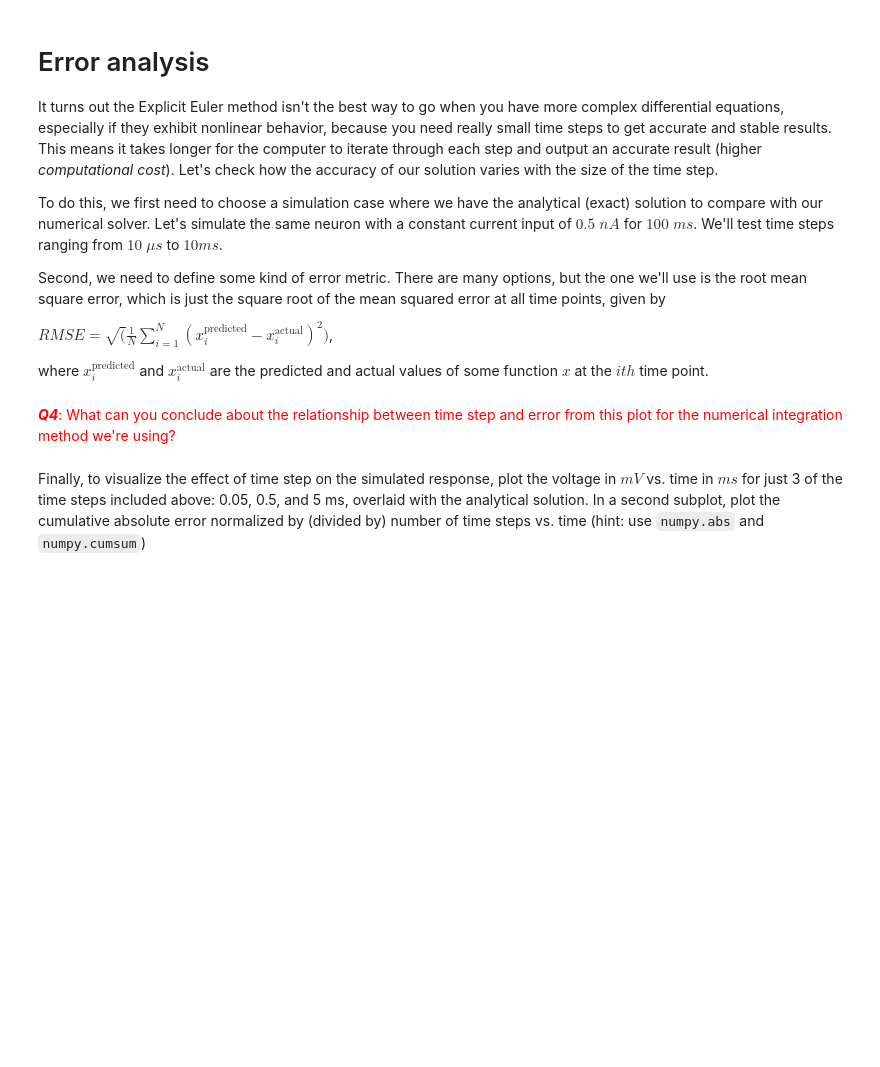
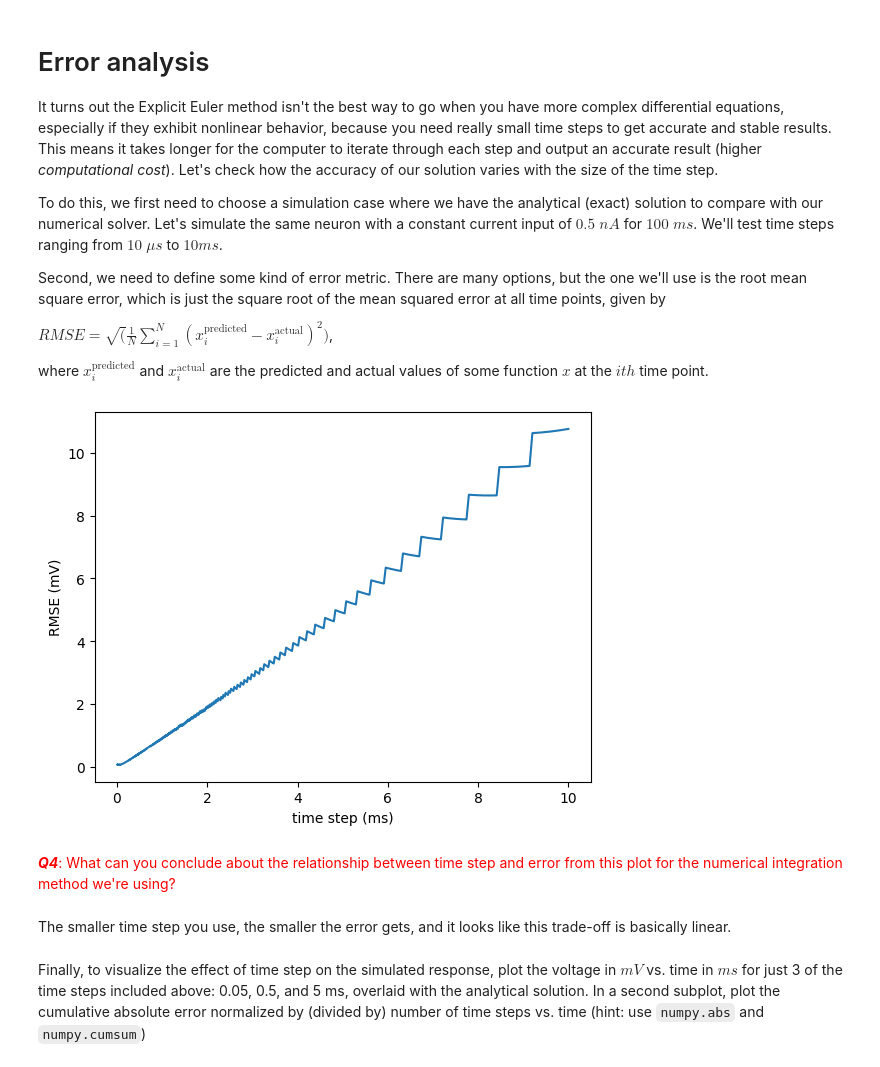
Before and after one commit to lw-miles24/4-CompModNervSys-RCmodel, a Jupyter notebook: CompModNervSys_exercise4.ipynb, the cells around one changed output. Cells and saved outputs as stored; diff of their text form; code cells hidden in the pictures; blank space fills up the shorter version.

```diff
--- a/CompModNervSys_exercise4.ipynb
+++ b/CompModNervSys_exercise4.ipynb
@@ -171,2 +195,31 @@ ax = fig.add_subplot(212)
 # %% [markdown]
 <span style="color:red"> ***Q3***: What duration of current pulse at this amplitude would be required to reach the steady state voltage (let's say > 99% of steady state)? What steady state value of $V_{m}$ would we expect? (you can add a code block if you want to use code to answer these questions) </span>
+# %%
+dt = 1 # time step (ms)
+tstop = 10000 # duration of simulation (ms)
+V0 = -75 # Initial voltage (mV)
+
+# Define membrane parameters (checking units)
+Rm = 100 # Membrane resistance (MOhm)
+Cm = 0.1 # Membrane capacitance (nF)
+Vr = -75 # Rest potential (mV)
+
+# Define current stimulus
+I_amp = 0.5 # nA
+I_del = 5 # ms
+I_durs = I_dur = 10000 # ms
+
+a = simRCmemCurrentPulse(dt,tstop,V0,Rm,Cm,Vr,I_amp,I_del,I_dur)[0]
+t = simRCmemCurrentPulse(dt,tstop,V0,Rm,Cm,Vr,I_amp,I_del,I_dur)[1]
+
+print('steady-state voltage = '+'{:.1f}'.format(a[-1])+' mV') # approximates steady-state
+
+i=0
+while i < len(a):
+  if a[i] >= V0-0.99*(V0 - a[-1]): # 99% of steady-state
+    print('99% of steady state reached at t = '+str(t[i])+' ms') # prints time value at 99%
+    i = len(a)
+  else:
+    i += 1
+
+tstop = 100 # reset this for future code blocks
@@ -188,37 +246,44 @@ where $x_{i}^{\text{predicted}}$ and $x_{i}^{\text{actual}}$ are the predicted a
 def rmse(x,y):
     # calculate rmse on two numpy arrays
     # hint: use np.sqrt and np.mean on (x-y)**2
-
+    return np.sqrt(np.mean((x-y)**2))
 
 # Define vector of time steps to test
 dt_all = np.logspace(-2,1,1000) # time steps in ms
 # Define current stimulus
 I_del = 0 # start at t = 0 to match analytical case
 I_dur = tstop # apply for full simulation
 I_amp = 0.5 # nA
 # Loop through all time steps, simulate Vm and compare to analytical solution
 # It would be most efficient (less computationally expensive) to just compute the analytical solution once
 # But this way we don't have to worry about comparing different length time vectors.
 # (It's usually not worth wasting time optimizing code when it already runs this fast)
 rmse_all = []
 for dt in dt_all:
     # Use simRCmemCurrentPulse and calcRCmemCurrent to generate vectors of the numerical and analytical solution, respectively
+    simulated_vec,t,_ = simRCmemCurrentPulse(dt,tstop,V0,Rm,Cm,Vr,I_amp,I_del,I_dur)
+    analytical_vec = calcRCmemCurrent(t,Rm,Cm,I_amp,Vr)
 
     # Compute rmse and append to the rmse_all list
+    rmse_all.append(rmse(analytical_vec,simulated_vec))
 
 rmse_all = np.array(rmse_all) # convert to numpy array
 
 # Plot RMSE vs. time step
 # fig,axes = plt.subplots(2,1,sharex=True)
 fig = plt.figure()
 ax = fig.add_subplot(111)
 ax.plot(dt_all,rmse_all)
 ax.set_xlabel('time step (ms)')
 ax.set_ylabel('RMSE (mV)');
 # ax.set_xscale('log')
 # ax.set_yscale('log')
+# %% [output]
+[figure, added]
 # %% [markdown]
 <span style="color:red"> ***Q4***: What can you conclude about the relationship between time step and error from this plot for the numerical integration method we're using? </span>
+# %% [markdown]
+The smaller time step you use, the smaller the error gets, and it looks like this trade-off is basically linear.
 # %% [markdown]
 Finally, to visualize the effect of time step on the simulated response, plot the voltage in $mV$ vs. time in $ms$  for just 3 of the time steps included above: 0.05, 0.5, and 5 ms, overlaid with the analytical solution. In a second subplot, plot the cumulative absolute error normalized by (divided by) number of time steps vs. time (hint: use `numpy.abs` and `numpy.cumsum`)
 # %%
```
Also changed, not shown: parts of 15 cells of this notebook.
